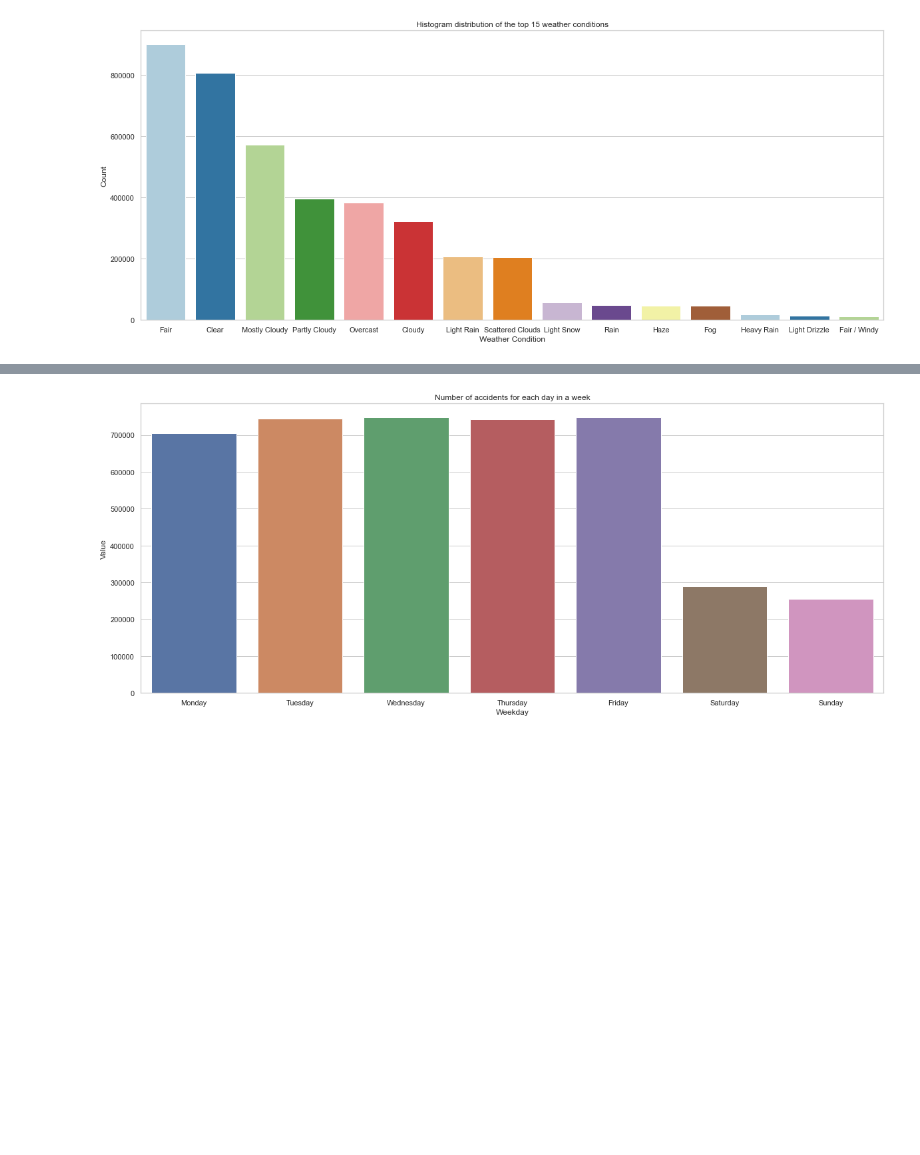
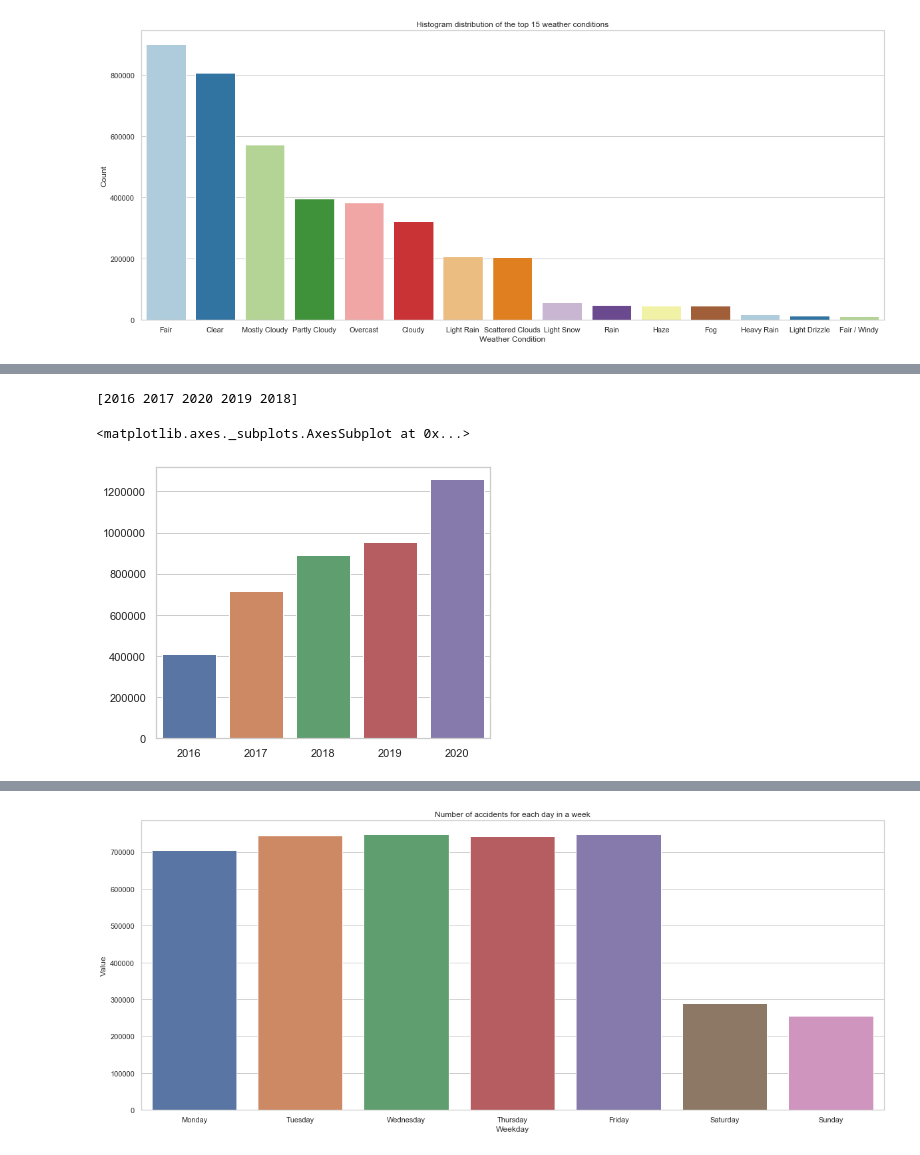
Before and after one commit to shiva-lab/CMPE-255_Final_Project, a Jupyter notebook: US_accidents_EDA.ipynb, the cells around one changed output, grey strips where cells are left out. Drawn from its saved outputs; the diff is of its cells as text; code cells hidden in the pictures; blank space fills up the shorter version.

```diff
--- a/US_accidents_EDA.ipynb
+++ b/US_accidents_EDA.ipynb
@@ -250,0 +277,13 @@ for s in np.arange(1,5):
+# %%
+df_time['Year'] = df_time['Start_Time'].dt.year
+year = df_time.Year.unique()
+print(year)
+countByYear= []
+for i in df_time.Year.unique():
+    countByYear.append(df_time[df_time['Year']== i].count()['Year'])
+fig,ax = plt.subplots(figsize=(6,5))
+sns.barplot(x=year, y=countByYear)
+# %% [output]
+[2016 2017 2020 2019 2018]
+<matplotlib.axes._subplots.AxesSubplot at 0x...>
+[figure, added]
```
Also changed, not shown: parts of 13 cells of this notebook.
